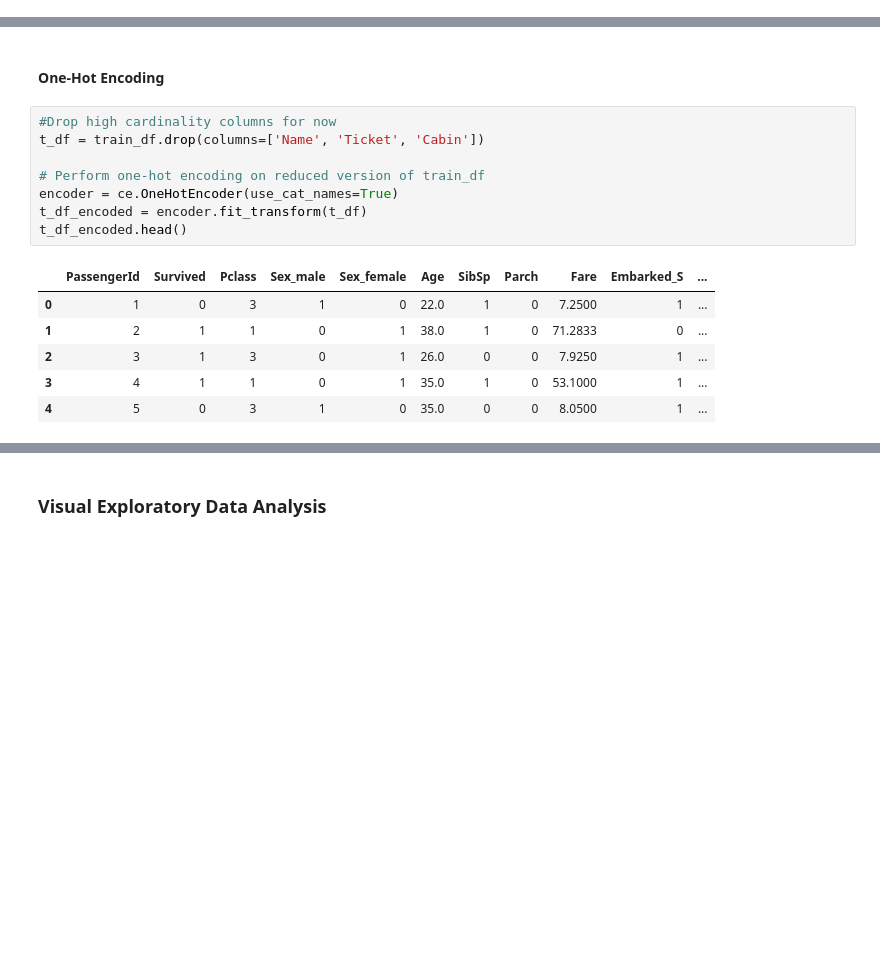
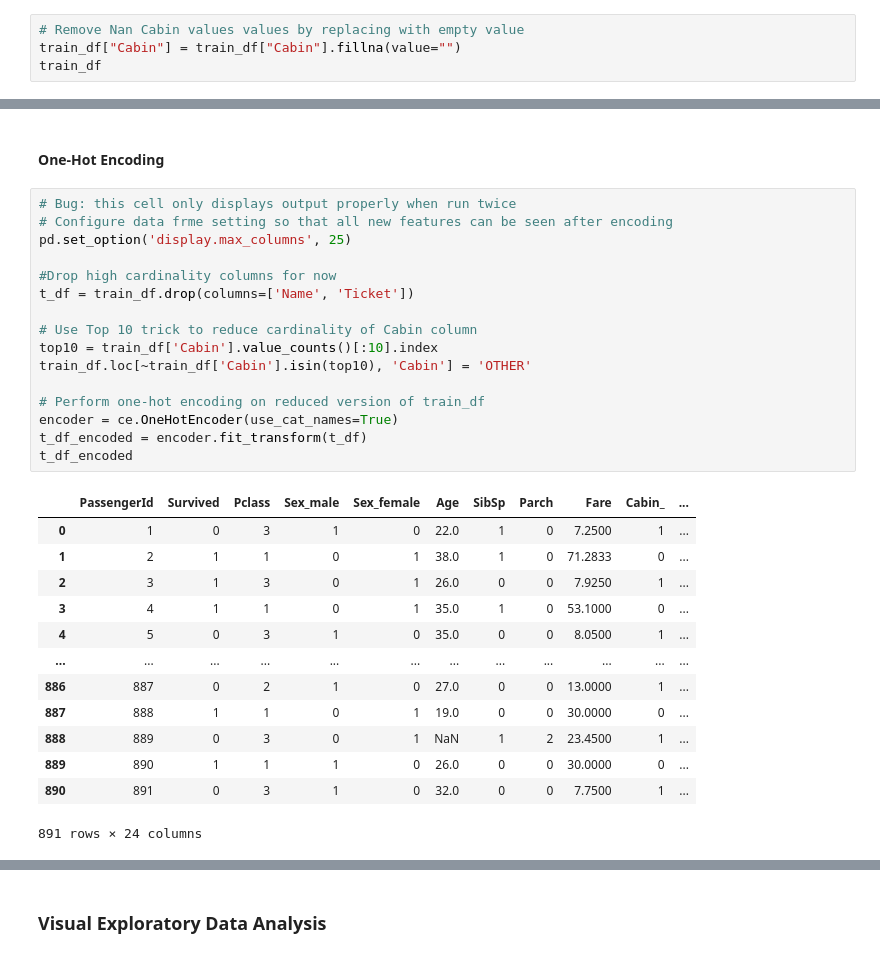
Before and after one commit to catstacks/TDADSAssignments, a Jupyter notebook: LogReg.ipynb, the cells around one changed output, grey strips where cells are left out. Saved outputs shown, nothing was run; the diff lists cells and outputs as text; blank space fills up the shorter version.

```diff
--- a/LogReg.ipynb
+++ b/LogReg.ipynb
@@ -129,0 +134,4 @@ dtype: int64
+# %%
+# Remove Nan Cabin values values by replacing with empty value
+train_df["Cabin"] = train_df["Cabin"].fillna(value="")
+train_df
@@ -130,17 +152,32 @@ dtype: int64
 # %% [markdown]
 #### One-Hot Encoding
 # %%
+# Bug: this cell only displays output properly when run twice
+# Configure data frme setting so that all new features can be seen after encoding
+pd.set_option('display.max_columns', 25)
+
 #Drop high cardinality columns for now
-t_df = train_df.drop(columns=['Name', 'Ticket', 'Cabin'])
+t_df = train_df.drop(columns=['Name', 'Ticket'])
+
+# Use Top 10 trick to reduce cardinality of Cabin column
+top10 = train_df['Cabin'].value_counts()[:10].index
+train_df.loc[~train_df['Cabin'].isin(top10), 'Cabin'] = 'OTHER'
 
 # Perform one-hot encoding on reduced version of train_df
 encoder = ce.OneHotEncoder(use_cat_names=True)
 t_df_encoded = encoder.fit_transform(t_df)
-t_df_encoded.head()
+t_df_encoded
 # %% [output]
-|  | PassengerId | Survived | Pclass | Sex_male | Sex_female | Age | SibSp | Parch | Fare | Embarked_S | ... |
+|  | PassengerId | Survived | Pclass | Sex_male | Sex_female | Age | SibSp | Parch | Fare | Cabin_ | ... |
 | 0 | 1 | 0 | 3 | 1 | 0 | 22.0 | 1 | 0 | 7.2500 | 1 | ... |
 | 1 | 2 | 1 | 1 | 0 | 1 | 38.0 | 1 | 0 | 71.2833 | 0 | ... |
 | 2 | 3 | 1 | 3 | 0 | 1 | 26.0 | 0 | 0 | 7.9250 | 1 | ... |
-| 3 | 4 | 1 | 1 | 0 | 1 | 35.0 | 1 | 0 | 53.1000 | 1 | ... |
+| 3 | 4 | 1 | 1 | 0 | 1 | 35.0 | 1 | 0 | 53.1000 | 0 | ... |
 | 4 | 5 | 0 | 3 | 1 | 0 | 35.0 | 0 | 0 | 8.0500 | 1 | ... |
+| ... | ... | ... | ... | ... | ... | ... | ... | ... | ... | ... | ... |
+| 886 | 887 | 0 | 2 | 1 | 0 | 27.0 | 0 | 0 | 13.0000 | 1 | ... |
+| 887 | 888 | 1 | 1 | 0 | 1 | 19.0 | 0 | 0 | 30.0000 | 0 | ... |
+| 888 | 889 | 0 | 3 | 0 | 1 | NaN | 1 | 2 | 23.4500 | 1 | ... |
+| 889 | 890 | 1 | 1 | 1 | 0 | 26.0 | 0 | 0 | 30.0000 | 0 | ... |
+| 890 | 891 | 0 | 3 | 1 | 0 | 32.0 | 0 | 0 | 7.7500 | 1 | ... |
+891 rows × 24 columns
```
Also changed, not shown: parts of 5 cells of this notebook.
